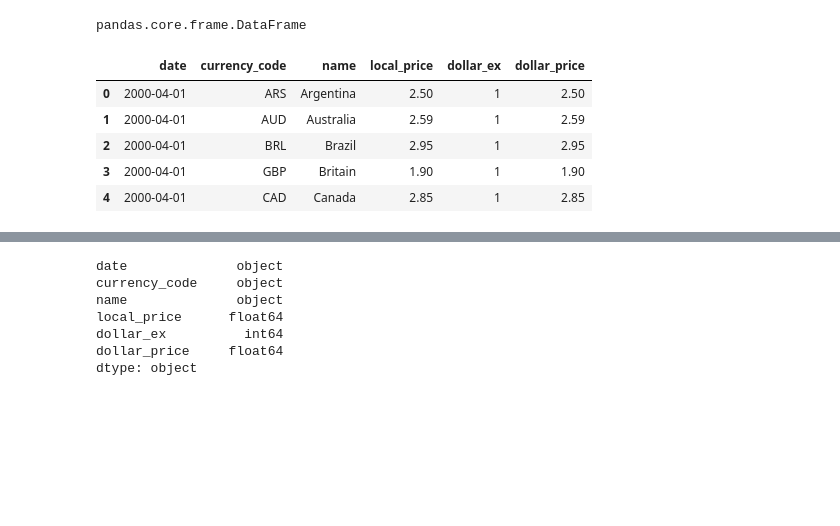
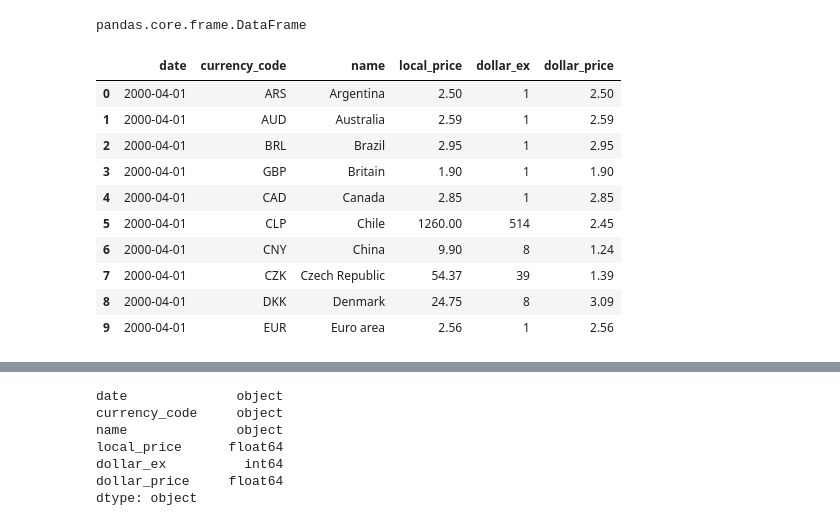
Before and after one commit to p-spohr/HTW-Berlin-Pytorium, a Jupyter notebook: 4-Wichtige-Libraries/4.2-pandas-bigmac.ipynb, the cells around one changed output, grey strips where cells are left out. Drawn from its saved outputs; the diff is of its cells as text; code cells hidden in the pictures; blank space fills up the shorter version.

```diff
--- a/4-Wichtige-Libraries/4.2-pandas-bigmac.ipynb
+++ b/4-Wichtige-Libraries/4.2-pandas-bigmac.ipynb
@@ -10,11 +13,16 @@ type(daten)
 # %% [output]
 pandas.core.frame.DataFrame
 # %%
-daten.head()
+daten.head(10)
 # %% [output]
 |  | date | currency_code | name | local_price | dollar_ex | dollar_price |
 | 0 | 2000-04-01 | ARS | Argentina | 2.50 | 1 | 2.50 |
 | 1 | 2000-04-01 | AUD | Australia | 2.59 | 1 | 2.59 |
 | 2 | 2000-04-01 | BRL | Brazil | 2.95 | 1 | 2.95 |
 | 3 | 2000-04-01 | GBP | Britain | 1.90 | 1 | 1.90 |
 | 4 | 2000-04-01 | CAD | Canada | 2.85 | 1 | 2.85 |
+| 5 | 2000-04-01 | CLP | Chile | 1260.00 | 514 | 2.45 |
+| 6 | 2000-04-01 | CNY | China | 9.90 | 8 | 1.24 |
+| 7 | 2000-04-01 | CZK | Czech Republic | 54.37 | 39 | 1.39 |
+| 8 | 2000-04-01 | DKK | Denmark | 24.75 | 8 | 3.09 |
+| 9 | 2000-04-01 | EUR | Euro area | 2.56 | 1 | 2.56 |
```
Also changed, not shown: parts of 33 cells of this notebook, 6 other files.
